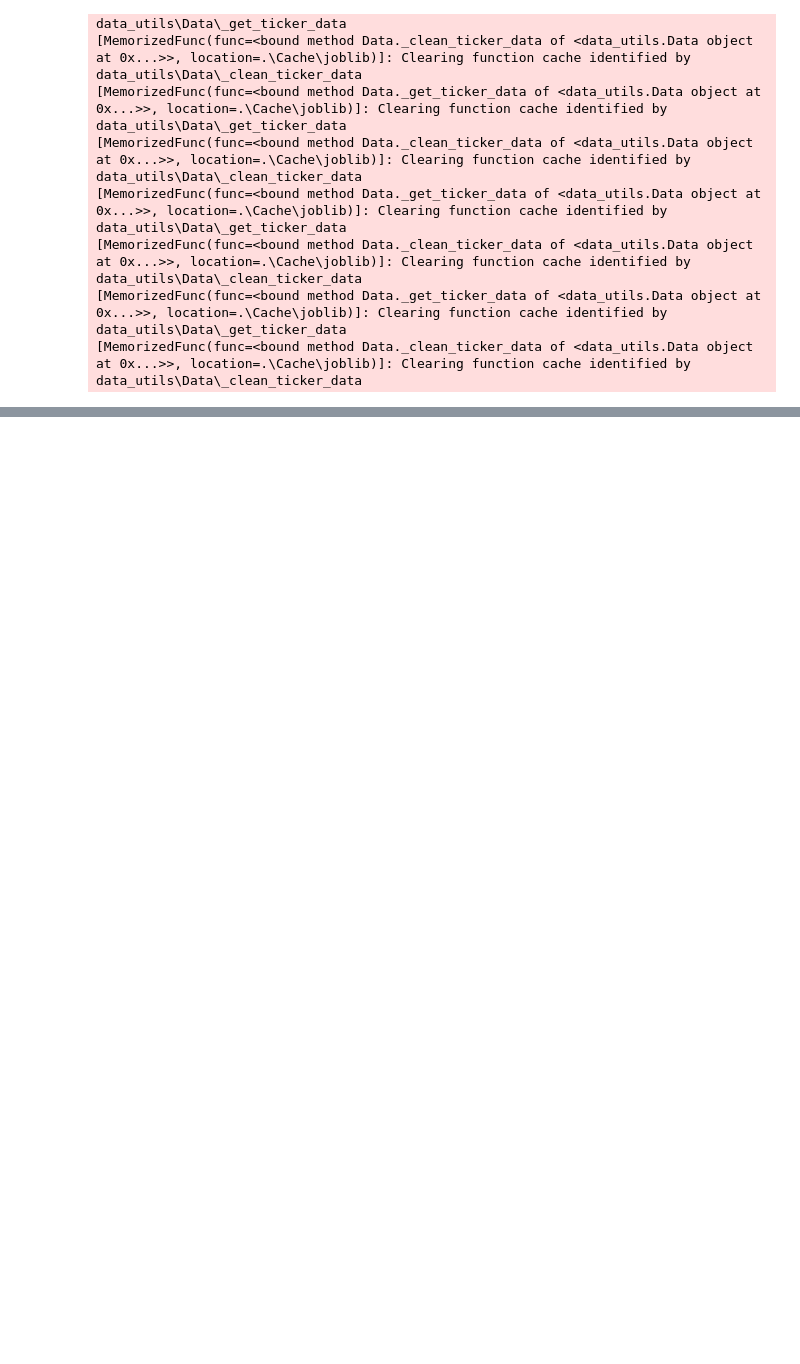
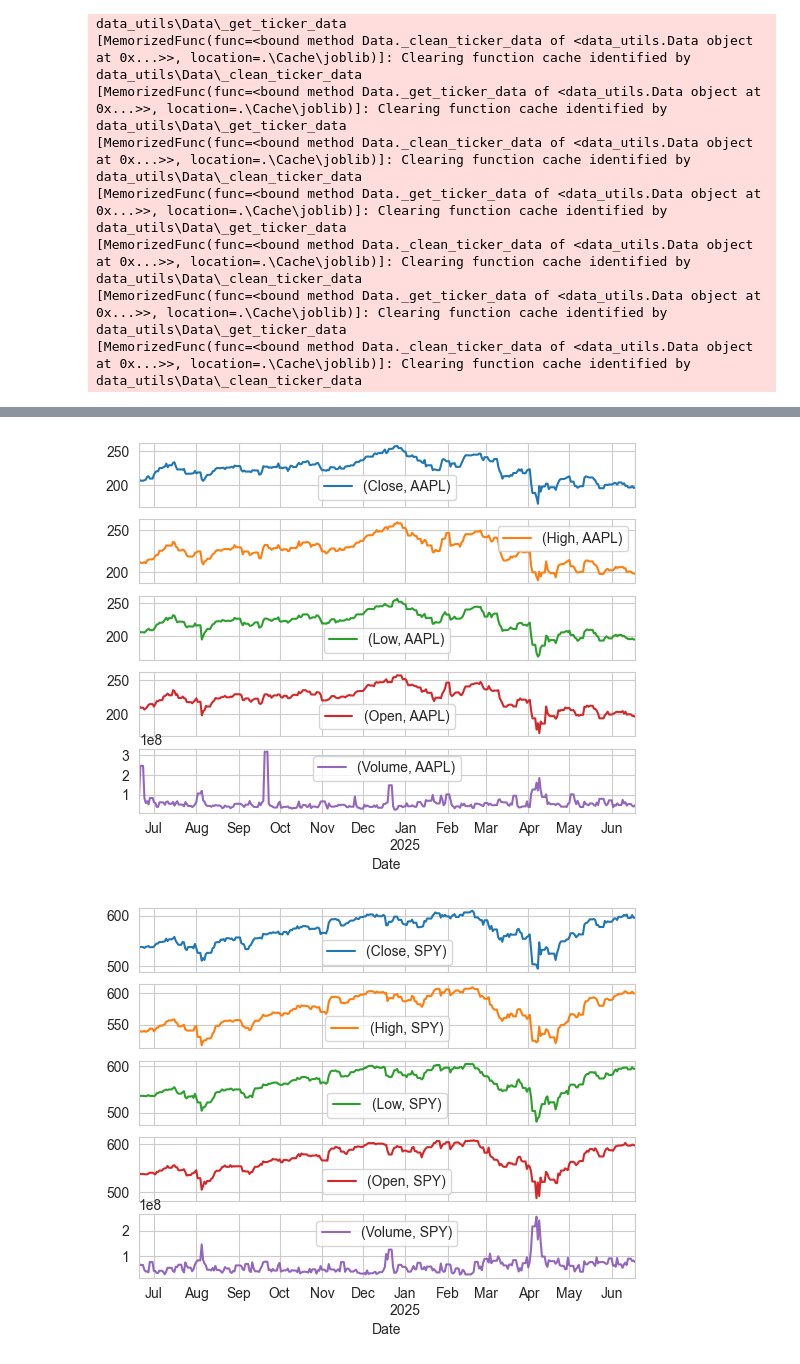
Before and after one commit to humaspasta/Market-Data-Pipeline-Descriptive-Analytics, a Jupyter notebook: project_1_data_pipeline.ipynb, the cells around one changed output, grey strips where cells are left out. Cells and saved outputs as stored; diff of their text form; code cells hidden in the pictures; blank space fills up the shorter version.

Commit message:
started on graphing. Line graphs, heatmap

```diff
--- a/project_1_data_pipeline.ipynb
+++ b/project_1_data_pipeline.ipynb
@@ -28,3 +30,5 @@ import copy
+# %%
+sns.set_style('whitegrid')
 # %%
 data = Data(os.path.join('Data' , 'symbols.txt') , ('2024-06-19' , '2025-06-20' ), os.path.join('Data' , 'logs.txt'))
 # %%
@@ -74,2 +88,3 @@ KeyError: 'Date'
 # %%
-data.index
+for ticker in curr_tickers:
+    data.clean_ticker_data(ticker)
@@ -76,2 +148,7 @@ data.index
 # %%
-data.loc['Name']
+for ticker in curr_tickers:
+    curr_data = data.get_parquet(ticker)
+    curr_data.plot(subplots=True, x='Date')
+# %% [output]
+[figure, added]
+[figure, added]
```
Also changed, not shown: parts of 16 cells of this notebook, 2 other files.
